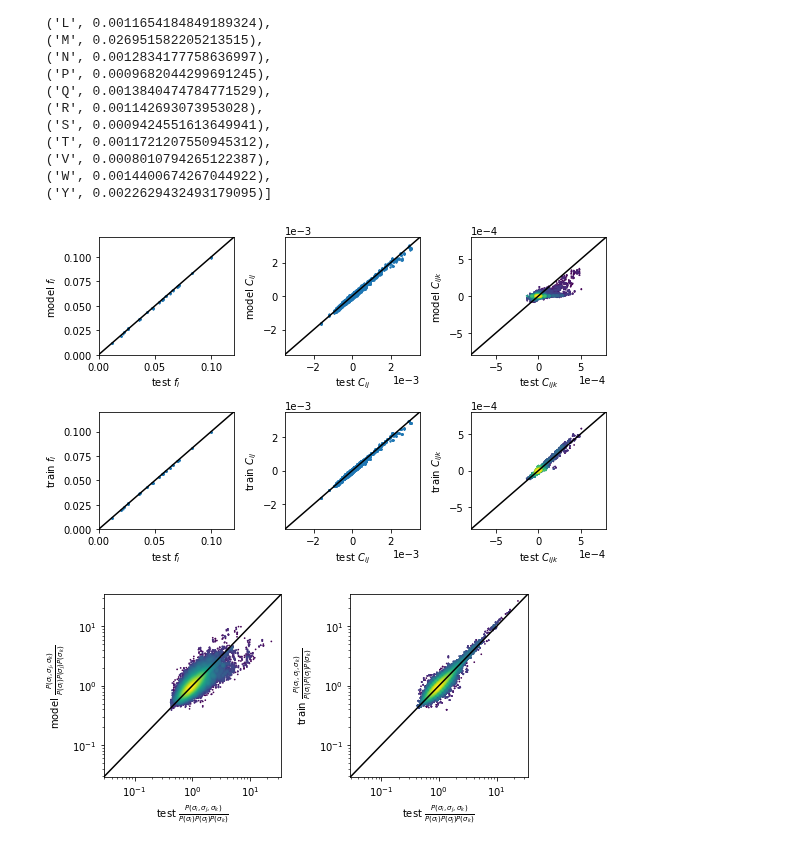
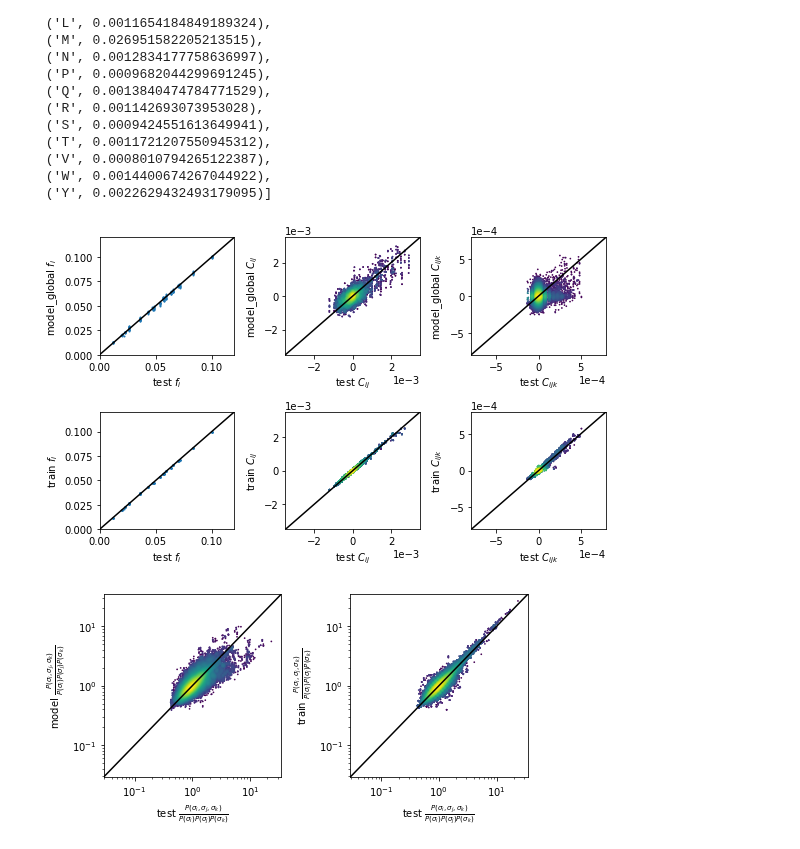
Before and after one commit to andim/peptidome, a Jupyter notebook: code/maxent/maxent_analysis.ipynb, the cells around one changed output. Drawn from its saved outputs; the diff is of its cells as text; code cells hidden in the pictures.

Commit message:
analysis of compositional maxent model

```diff
--- a/code/maxent/maxent_analysis.ipynb
+++ b/code/maxent/maxent_analysis.ipynb
@@ -145,41 +145,42 @@ list(zip(aminoacids, hi.std(axis=0)))
 # %%
 observables = ['fi', 'fij', 'cij', 'fijk', 'cijk', 'fold_ijk']#, 'fijkl']
 observables_dict = {key: dict() for key in observables}
-for dataset in ['train', 'test', 'model']:
+for dataset in ['train', 'test', 'model', 'model_global']:
     params = np.load('data/%s_observables.npz'%dataset)
     for observable in observables:
         observables_dict[observable][dataset] = params[observable]
 # %%
 fig, axes = plt.subplots(figsize=(8, 5), ncols=3, nrows=2)
 
 for j, (observable, label, lims, flattener) in enumerate([('fi', '$f_i$', (0, 0.12), np.ravel),
                                                ('cij', '$C_{ij}$', (-0.0035, 0.0035), flatten_ij),
                                                ('cijk', '$C_{ijk}$', (-8e-4, 8e-4), flatten_ijk)]):
-    for i, dataset in enumerate(['model', 'train']):
+    for i, dataset in enumerate(['model_global', 'train']):
         ax = axes[i, j]
-        if observable == 'cijk':
-            plotting.density_scatter(flatten_ijk(observables_dict['cijk']['test']),
-                             flatten_ijk(observables_dict['cijk'][dataset]),
+        if observable in ['cij', 'cijk']:
+            flatten = flatten_ij if observable == 'cij' else flatten_ijk
+            plotting.density_scatter(flatten(observables_dict[observable]['test']),
+                             flatten(observables_dict[observable][dataset]),
                              norm=colors.LogNorm(vmin=1),
                              s=0.5,
-                             bins=50, ax=axes[i,2])
+                             bins=50, ax=ax)
         else:
             ax.plot(flattener(observables_dict[observable]['test']),
                     flattener(observables_dict[observable][dataset]),
                     'o', ms=1)
 
         ax.set_xlabel('test %s'%label)
         ax.set_ylabel('%s %s'%(dataset, label))
         ax.plot(lims, lims, 'k')
         ax.set_xlim(*lims)
         ax.set_ylim(*lims)
 
 for ax in axes[:, 1:].flatten():
     ax.ticklabel_format(style='sci', scilimits=(0,0))
 
 fig.tight_layout()
 # %% [output]
-[figure, old version]
+[figure, new version]
 # %%
 fig, axes = plt.subplots(figsize=(7, 3.5), ncols=2)
 label = r'$\frac{P(\sigma_i, \sigma_j, \sigma_k)}{P(\sigma_i)P(\sigma_j)P(\sigma_k)}$'
```
Also changed, not shown: 4 other files.
